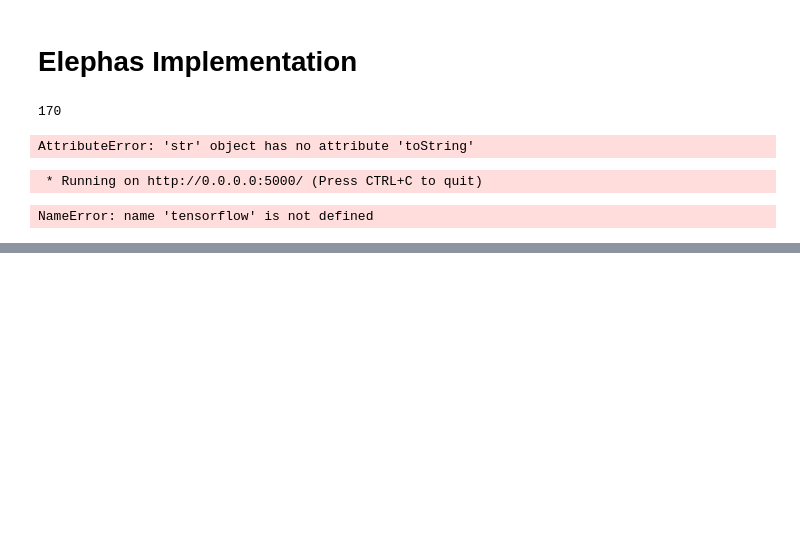
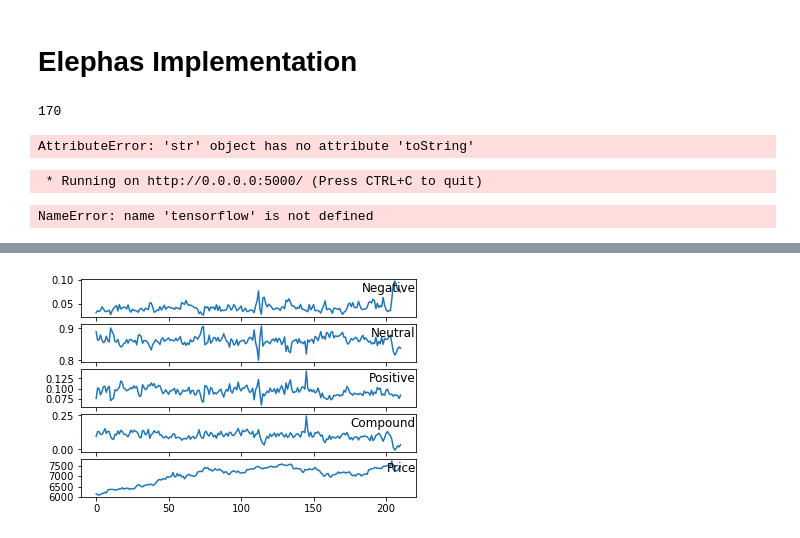
Before and after one commit to harishpuvvada/BitCoin-Value-Predictor, a Jupyter notebook: LSTM_TimeSeries.ipynb, the cells around one changed output, grey strips where cells are left out. Saved outputs shown, nothing was run; the diff lists cells and outputs as text; code cells hidden in the pictures; blank space fills up the shorter version.

```diff
--- a/LSTM_TimeSeries.ipynb
+++ b/LSTM_TimeSeries.ipynb
@@ -283,0 +323,4 @@ NameError: name 'tensorflow' is not defined
+# %%
+df1 = pd.read_csv('/Users/rohitsuvarna/Downloads/features.csv',header=None)
+df1.columns = ['DateTime','Negative','Neutral','Positive','Compound','Price']
+df1.head()
@@ -283,0 +334,15 @@ NameError: name 'tensorflow' is not defined
+# %%
+values = df1.values
+# specify columns to plot
+groups = [ 1,2,3,4,5]
+i = 1
+# plot each column
+plt.figure()
+for group in groups:
+	plt.subplot(len(groups), 1, i)
+	plt.plot(values[:, group])
+	plt.title(df1.columns[group], y=0.5, loc='right')
+	i += 1
+plt.show()
+# %% [output]
+[figure, added]
```
Also changed, not shown: parts of 28 cells of this notebook, 2 other files.
